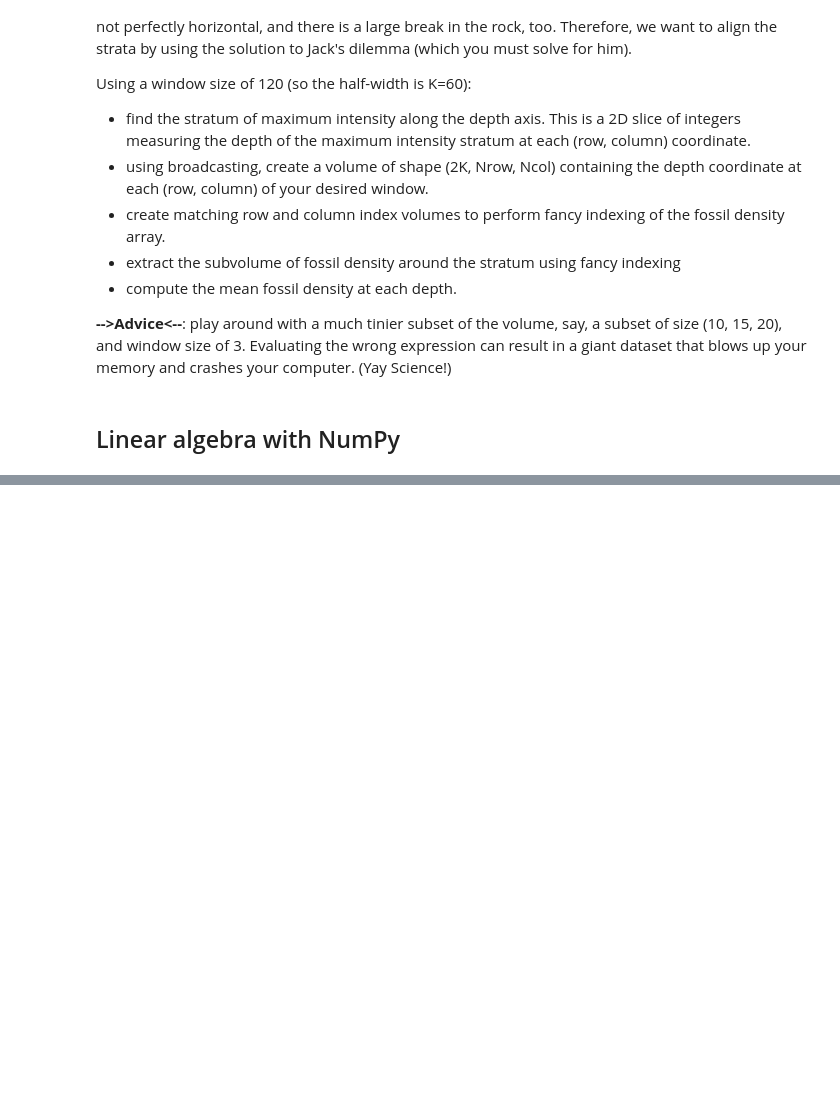
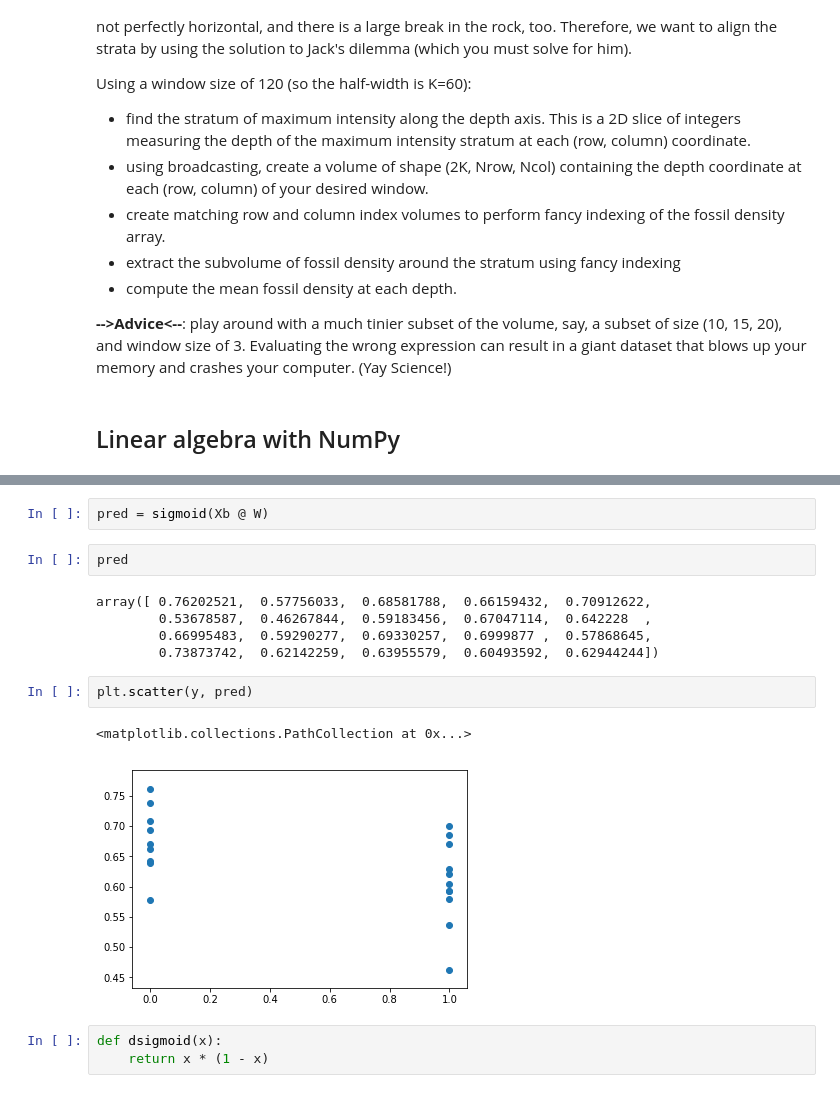
Before and after one commit to aspp-apac/2019-advanced-numpy, a Jupyter notebook: Advanced NumPy Patterns.ipynb, the cells around one changed output, grey strips where cells are left out. Drawn from its saved outputs; the diff is of its cells as text; blank space fills up the shorter version.

```diff
--- a/Advanced NumPy Patterns.ipynb
+++ b/Advanced NumPy Patterns.ipynb
@@ -475,0 +581,17 @@ It turns out that mean filtering is not the "optimal" way to recover your signal
+# %%
+pred = sigmoid(Xb @ W)
+# %%
+pred
+# %% [output]
+array([ 0.76202521,  0.57756033,  0.68581788,  0.66159432,  0.70912622,
+        0.53678587,  0.46267844,  0.59183456,  0.67047114,  0.642228  ,
+        0.66995483,  0.59290277,  0.69330257,  0.6999877 ,  0.57868645,
+        0.73873742,  0.62142259,  0.63955579,  0.60493592,  0.62944244])
+# %%
+plt.scatter(y, pred)
+# %% [output]
+<matplotlib.collections.PathCollection at 0x...>
+[figure, added]
+# %%
+def dsigmoid(x):
+    return x * (1 - x)
```
Also changed, not shown: parts of 37 cells of this notebook.
